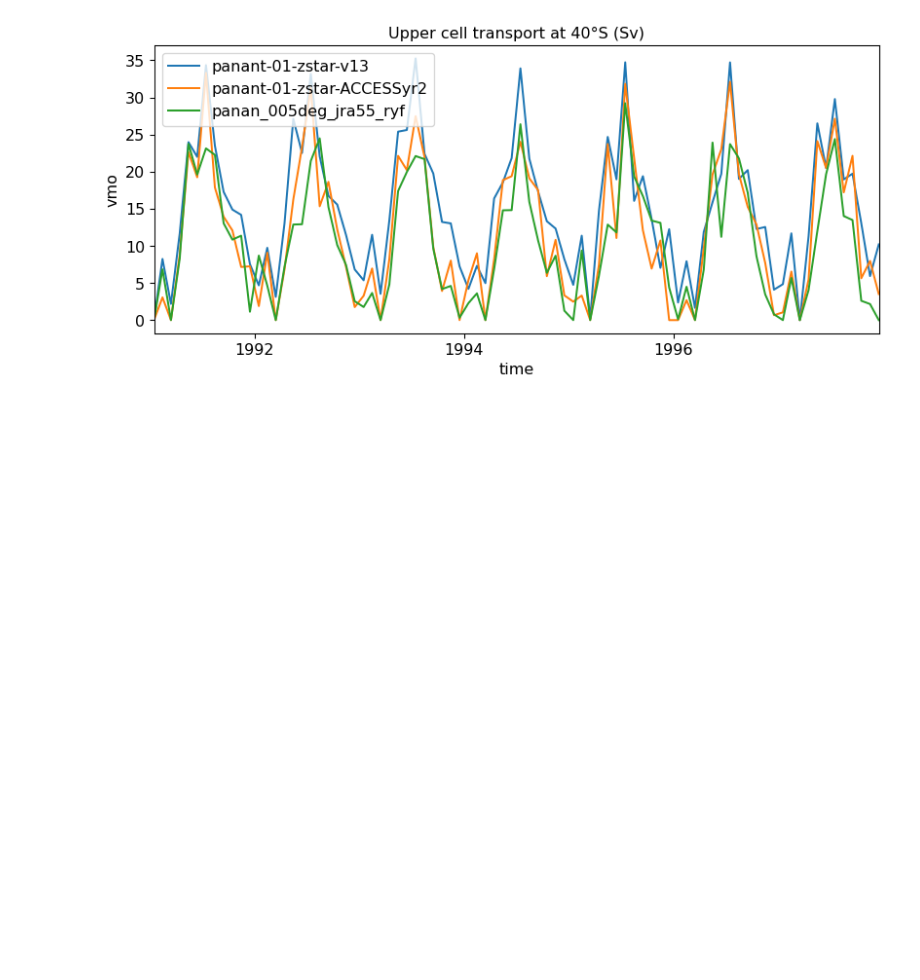
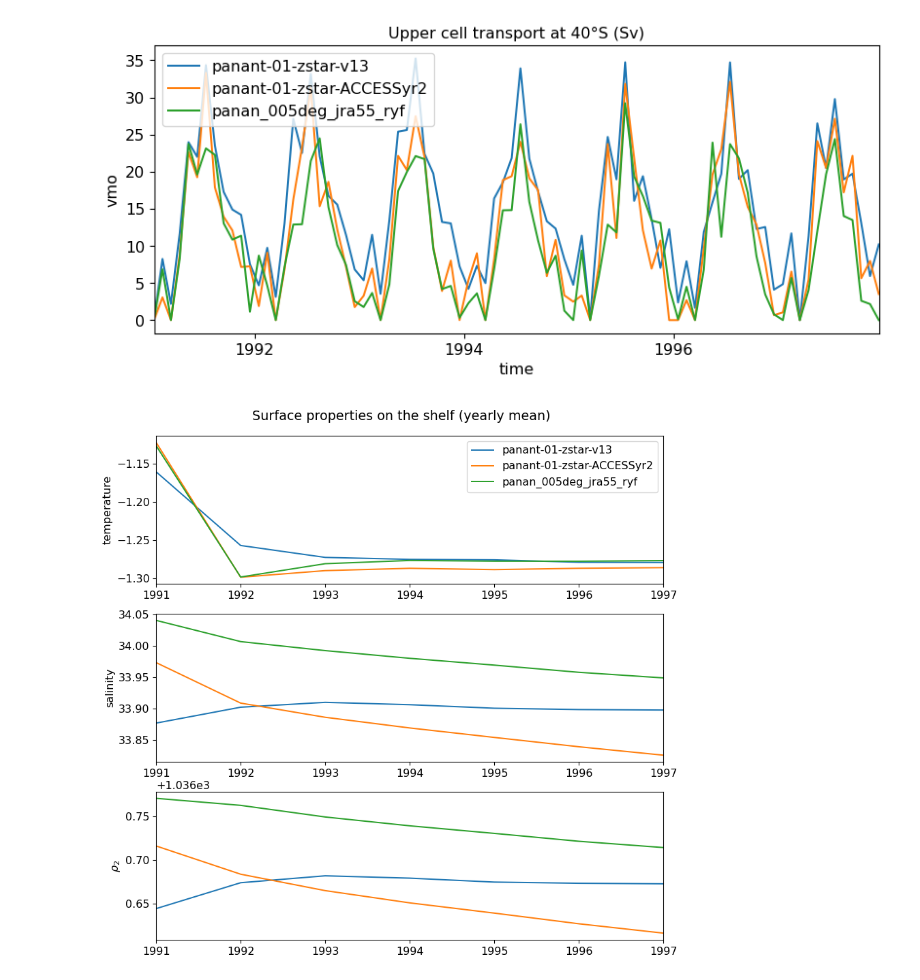
Before and after one commit to schmidt-christina/mom6_comparison, a Jupyter notebook: MOM6-005_assessment_timeseries.ipynb, the cells around one changed output. Saved outputs shown, nothing was run; the diff lists cells and outputs as text; code cells hidden in the pictures; blank space fills up the shorter version.

Commit message:
time series of shelf properties

```diff
--- a/MOM6-005_assessment_timeseries.ipynb
+++ b/MOM6-005_assessment_timeseries.ipynb
@@ -524,7 +561,7 @@ fig = plt.figure(figsize=(10, 7))
 plt.subplot(2, 1, 1)
 for i, ekey in enumerate(ekeys):
     e = exptdict[ekey]
-    e['psi_40S'].sel(time=slice(None, '2020')).plot(label=e['expt'])
+    e['psi_40S'].plot(label=e['expt'])
 plt.autoscale(enable=True, axis='x', tight=True)
 plt.title('at 40°S')
 plt.xlabel('')
@@ -533,7 +570,7 @@ plt.legend()
 plt.subplot(2, 1, 2)
 for i, ekey in enumerate(ekeys):
     e = exptdict[ekey]
-    e['psi_60S'].sel(time=slice(None, '2020')).plot(label=e['expt'])
+    e['psi_60S'].plot(label=e['expt'])
 plt.autoscale(enable=True, axis='x', tight=True)
 plt.title('at 60°S')
 
@@ -546,8 +583,7 @@ fig = plt.figure(figsize=(10, 4))
 
 for i, ekey in enumerate(ekeys):
     e = exptdict[ekey]
-    e['psi_upper_40S'].plot(
-        label=e['expt'])
+    e['psi_upper_40S'].plot(label=e['expt'])
 plt.autoscale(enable=True, axis='x', tight=True)
 plt.legend()
 plt.title('Upper cell transport at 40°S (Sv)')
@@ -555,3 +591,38 @@ plt.title('Upper cell transport at 40°S (Sv)')
 plt.show()
 # %% [output]
 [figure]
+# %%
+fig = plt.figure(figsize=(10, 10))
+
+plt.subplot(3, 1, 1)
+for i, ekey in enumerate(ekeys):
+    e = exptdict[ekey]
+    e['SST_shelf'].groupby('time.year').mean().plot(label=e['expt'])
+plt.autoscale(enable=True, axis='x', tight=True)
+plt.title('')
+plt.xlabel('')
+plt.ylabel('temperature')
+plt.legend()
+
+plt.subplot(3, 1, 2)
+for i, ekey in enumerate(ekeys):
+    e = exptdict[ekey]
+    e['SSS_shelf'].groupby('time.year').mean().plot(label=e['expt'])
+plt.autoscale(enable=True, axis='x', tight=True)
+plt.title('')
+plt.xlabel('')
+plt.ylabel('salinity')
+
+plt.subplot(3, 1, 3)
+for i, ekey in enumerate(ekeys):
+    e = exptdict[ekey]
+    e['rho2_surf_shelf'].groupby('time.year').mean().plot(label=e['expt'])
+plt.autoscale(enable=True, axis='x', tight=True)
+plt.title('')
+plt.xlabel('')
+plt.ylabel(r'$\rho_2$')
+
+plt.suptitle('Surface properties on the shelf (yearly mean)', y=.92)
+plt.show()
+# %% [output]
+[figure, added]
```
Also changed, not shown: parts of 4 cells of this notebook, 1 other file.
